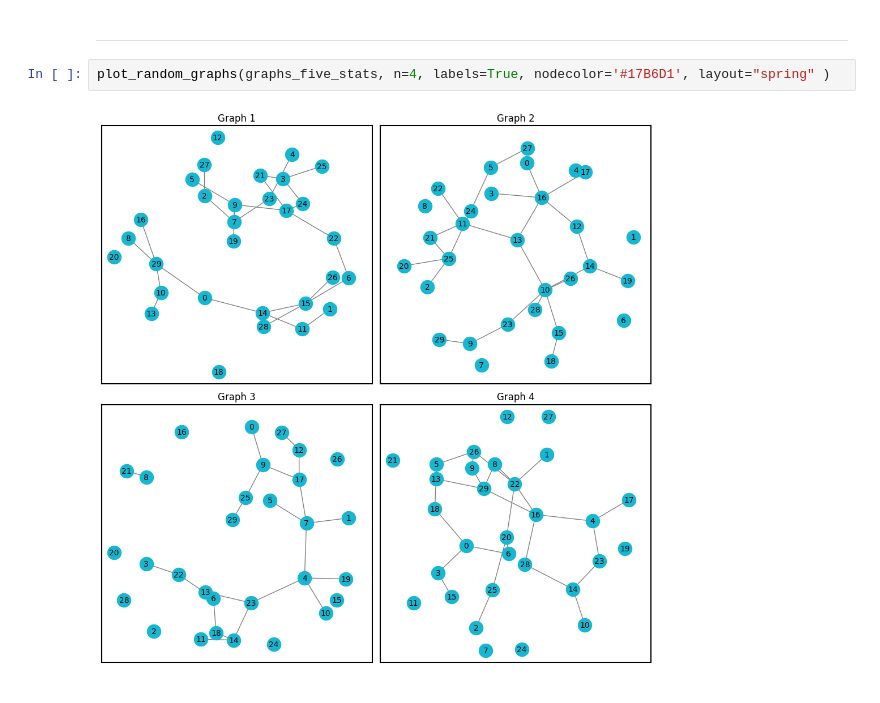
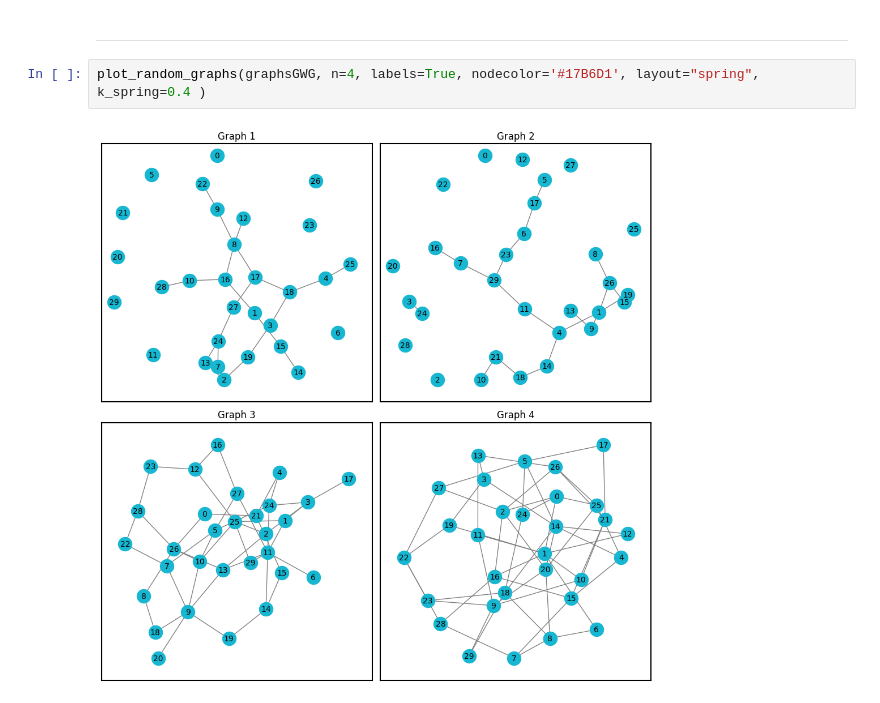
Before and after one commit to LorenzoTonet/torch_erg_experiments, a Jupyter notebook: Trees.ipynb, the cells around one changed output. Drawn from its saved outputs; the diff is of its cells as text.

Commit message:
Simulation and images

```diff
--- a/Trees.ipynb
+++ b/Trees.ipynb
@@ -295,6 +307,6 @@ mean, std
 # %% [markdown]
 ---
 # %%
-plot_random_graphs(graphs_five_stats, n=4, labels=True, nodecolor='#17B6D1', layout="spring" )
+plot_random_graphs(graphsGWG, n=4, labels=True, nodecolor='#17B6D1', layout="spring", k_spring=0.4 )
 # %% [output]
-[figure, old version]
+[figure, new version]
```
Also changed, not shown: parts of 17 cells of this notebook, 8 other files.
